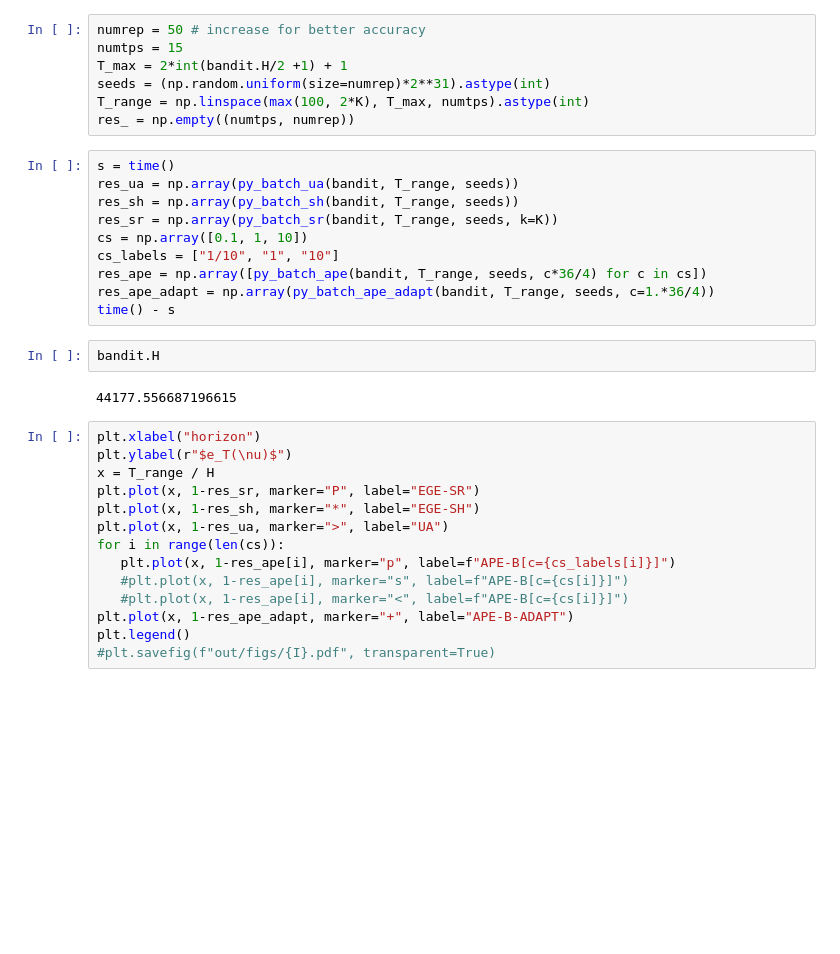
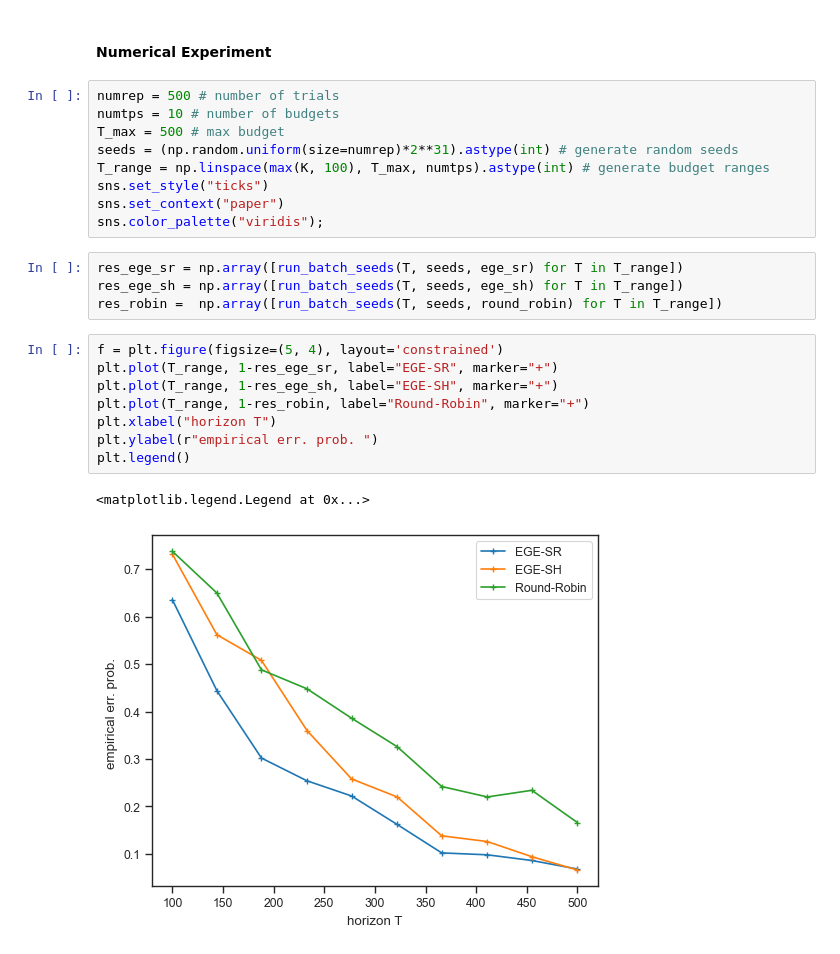
Before and after one commit to cyrille-kone/ege, a Jupyter notebook: main.ipynb, the cells around one changed output. Cells and saved outputs as stored; diff of their text form; blank space fills up the shorter version.

```diff
--- a/main.ipynb
+++ b/main.ipynb
@@ -48,35 +164,26 @@ print("[pareto set]: ", bandit.optimal_arms, len(bandit.optimal_arms))
+# %% [markdown]
+#### Numerical Experiment
 # %%
-numrep = 50 # increase for better accuracy
-numtps = 15
-T_max = 2*int(bandit.H/2 +1) + 1
-seeds = (np.random.uniform(size=numrep)*2**31).astype(int)
-T_range = np.linspace(max(100, 2*K), T_max, numtps).astype(int)
-res_ = np.empty((numtps, numrep))
+numrep = 500 # number of trials
+numtps = 10 # number of budgets
+T_max = 500 # max budget
+seeds = (np.random.uniform(size=numrep)*2**31).astype(int) # generate random seeds
+T_range = np.linspace(max(K, 100), T_max, numtps).astype(int) # generate budget ranges
+sns.set_style("ticks")
+sns.set_context("paper")
+sns.color_palette("viridis");
-# %%
-s = time()
-res_ua = np.array(py_batch_ua(bandit, T_range, seeds))
-res_sh = np.array(py_batch_sh(bandit, T_range, seeds))
-res_sr = np.array(py_batch_sr(bandit, T_range, seeds, k=K))
-cs = np.array([0.1, 1, 10])
-cs_labels = ["1/10", "1", "10"]
-res_ape = np.array([py_batch_ape(bandit, T_range, seeds, c*36/4) for c in cs])
-res_ape_adapt = np.array(py_batch_ape_adapt(bandit, T_range, seeds, c=1.*36/4))
-time() - s
-# %%
-bandit.H
-# %% [output]
-44177.556687196615
-# %%
-plt.xlabel("horizon")
-plt.ylabel(r"$e_T(\nu)$")
-x = T_range / H
-plt.plot(x, 1-res_sr, marker="P", label="EGE-SR")
-plt.plot(x, 1-res_sh, marker="*", label="EGE-SH")
-plt.plot(x, 1-res_ua, marker=">", label="UA")
-for i in range(len(cs)):
-   plt.plot(x, 1-res_ape[i], marker="p", label=f"APE-B[c={cs_labels[i]}]")
-   #plt.plot(x, 1-res_ape[i], marker="s", label=f"APE-B[c={cs[i]}]")
-   #plt.plot(x, 1-res_ape[i], marker="<", label=f"APE-B[c={cs[i]}]")
-plt.plot(x, 1-res_ape_adapt, marker="+", label="APE-B-ADAPT")
-plt.legend()
-#plt.savefig(f"out/figs/{I}.pdf", transparent=True)
+# %%
+res_ege_sr = np.array([run_batch_seeds(T, seeds, ege_sr) for T in T_range])
+res_ege_sh = np.array([run_batch_seeds(T, seeds, ege_sh) for T in T_range])
+res_robin =  np.array([run_batch_seeds(T, seeds, round_robin) for T in T_range])
+# %%
+f = plt.figure(figsize=(5, 4), layout='constrained')
+plt.plot(T_range, 1-res_ege_sr, label="EGE-SR", marker="+")
+plt.plot(T_range, 1-res_ege_sh, label="EGE-SH", marker="+")
+plt.plot(T_range, 1-res_robin, label="Round-Robin", marker="+")
+plt.xlabel("horizon T")
+plt.ylabel(r"empirical err. prob. ")
+plt.legend()
+# %% [output]
+<matplotlib.legend.Legend at 0x...>
+[figure, added]
```
Also changed, not shown: parts of 8 cells of this notebook, 5 other files.
